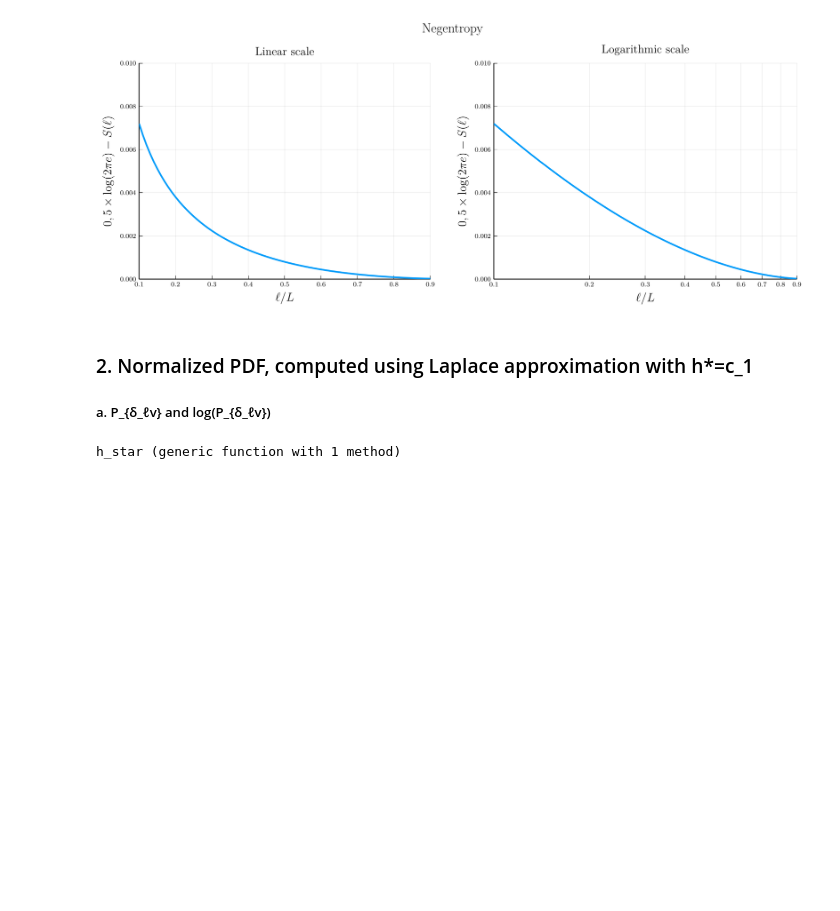
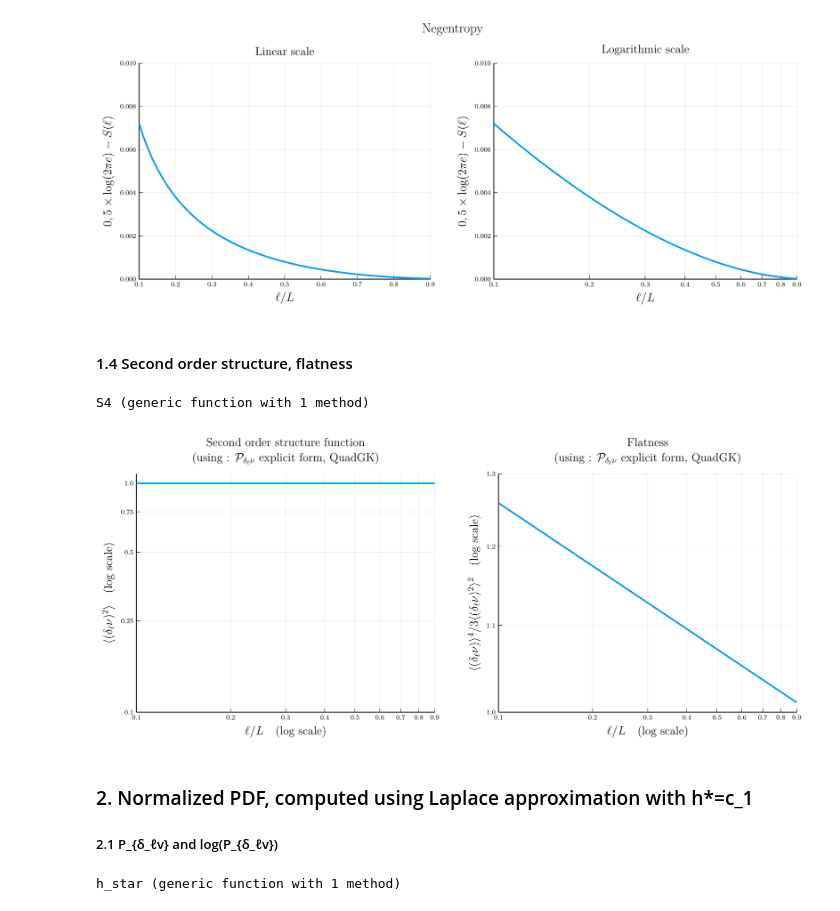
Before and after one commit to pleflohic/turbulence-velocity-increments, a Jupyter notebook: notebooks/normalized.ipynb, the cells around one changed output. Drawn from its saved outputs; the diff is of its cells as text; code cells hidden in the pictures; blank space fills up the shorter version.

```diff
--- a/notebooks/normalized.ipynb
+++ b/notebooks/normalized.ipynb
@@ -197,10 +197,83 @@ p2 = plot(l_values./L, S_values,
 plot(p1, p2, layout = (1, 2), size = (1200, 500), plot_title = L"\text{Negentropy}", plot_titlevspan=0.07)
 # %% [output]
 [figure]
+# %% [markdown]
+#### 1.4 Second order structure, flatness
+# %%
+# Defining structure functions
+
+function S2(l)
+    integral, _ = quadgk(
+        x -> x^2 * compute_P_δlv_of_x(l, x),
+        -Inf, Inf;
+    )
+
+    return integral
+end
+
+function S4(l)
+    integral, _ = quadgk(
+        x -> x^4 * compute_P_δlv_of_x(l, x),
+        -Inf, Inf;
+    )
+
+    return integral
+end
+# %% [output]
+S4 (generic function with 1 method)
+# %%
+# Define l values
+l_values = 0.1*L:0.02*L:0.9*L
+
+# Compute S2 and Flatness for each l
+S2_values = [S2(l) for l in l_values]
+Flatness_values = [S4(l)/(S2(l)^2) for l in l_values]
+
+ticks = [0.1, 0.2, 0.3, 0.4, 0.5, 0.6, 0.7, 0.8, 0.9]
+ticks_y1 = [0.1, 0.25, 0.5, 0.75, 1.0]
+tick_y2 = [1.0, 1.1, 1.2, 1.3]
+
+# Create the plot
+p1 = plot(l_values./L, S2_values,
+          title = L"\begin{array}{c} \text{Second order structure function} \\ \text{(using : } \mathcal{P}_{\delta_\ell \nu} \text{ explicit form, QuadGK)} \end{array}",
+          xlabel = L"\ell/L \quad \text{(log scale)}",
+          ylabel = L"\langle (\delta_\ell \nu)^2 \rangle \quad \text{(log scale)}",
+          xscale = :log10,
+          yscale = :log10,
+          xticks = (ticks, string.(ticks)),
+          yticks = (ticks_y1, string.(ticks_y1)),
+          xlims = (0.1, 0.9),
+          ylims=(0.1, 1.1),
+          lw = 2,
+          guidefontsize = 14,
+          legend = false,
+          left_margin = 10mm,
+          bottom_margin = 10mm)
+
+p2 = plot(l_values./L, Flatness_values ./ 3,
+          title = L"\begin{array}{c} \text{Flatness} \\ \text{(using : } \mathcal{P}_{\delta_\ell \nu} \text{ explicit form, QuadGK)} \end{array}",
+          xlabel = L"\ell/L \quad \text{(log scale)}",
+          ylabel = L"\langle \left( \delta_\ell \nu \right) \rangle ^4 / 3 \langle (\delta_\ell \nu)^2 \rangle ^2 \quad \text{(log scale)}",
+          xscale = :log10,
+          yscale = :log10,
+          xticks = (ticks, string.(ticks)),
+          yticks = (tick_y2, string.(tick_y2)),
+          xlims = (0.1, 0.9),
+          ylims=(1.0, 1.3),
+          lw = 2,
+          guidefontsize = 14,
+          legend = false,
+          left_margin = 10mm,
+          bottom_margin = 10mm)
+
+# Plot
+plot(p1, p2, layout = (1, 2), size = (1200, 500))
+# %% [output]
+[figure, added]
 # %% [markdown]
 ### 2. Normalized PDF, computed using Laplace approximation with h*=c_1
 
-##### a. P_{δ_ℓv} and log(P_{δ_ℓv})
+##### 2.1 P_{δ_ℓv} and log(P_{δ_ℓv})
 # %%
 # Value of h_star
 h_star(l, x) = c1
```
Also changed, not shown: parts of 12 cells of this notebook, 1 other file.
